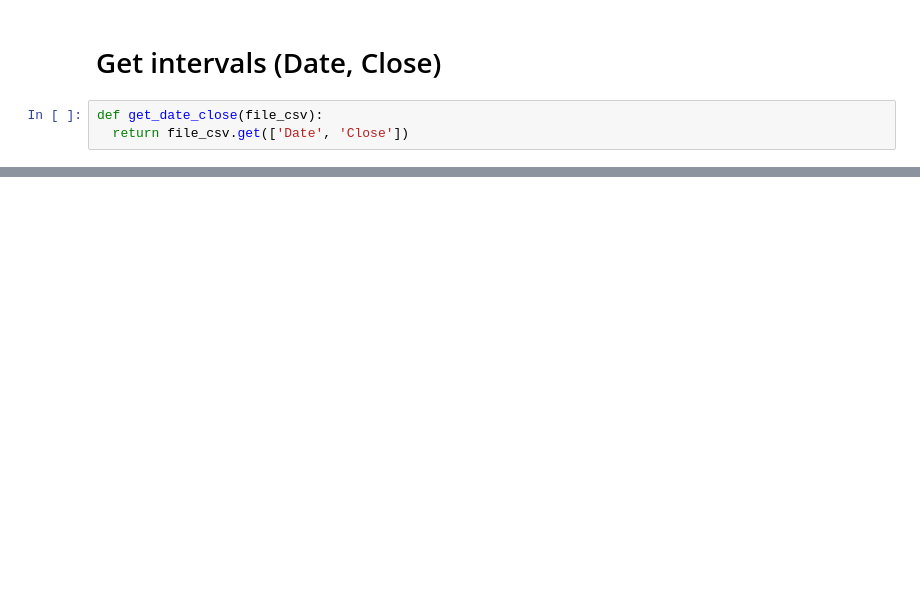
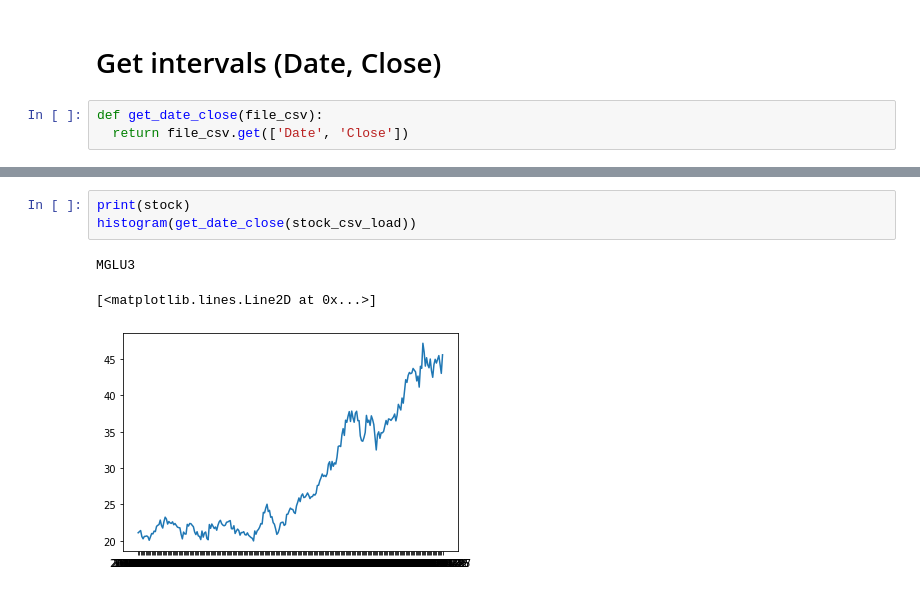
Before and after one commit to scsin/-stock_analysis, a Jupyter notebook: wtd_api.ipynb, the cells around one changed output, grey strips where cells are left out. Drawn from its saved outputs; the diff is of its cells as text; blank space fills up the shorter version.

```diff
--- a/wtd_api.ipynb
+++ b/wtd_api.ipynb
@@ -115,0 +143,7 @@ MGLU3
+# %%
+print(stock)
+histogram(get_date_close(stock_csv_load))
+# %% [output]
+MGLU3
+[<matplotlib.lines.Line2D at 0x...>]
+[figure, added]
```
Also changed, not shown: parts of 12 cells of this notebook.
